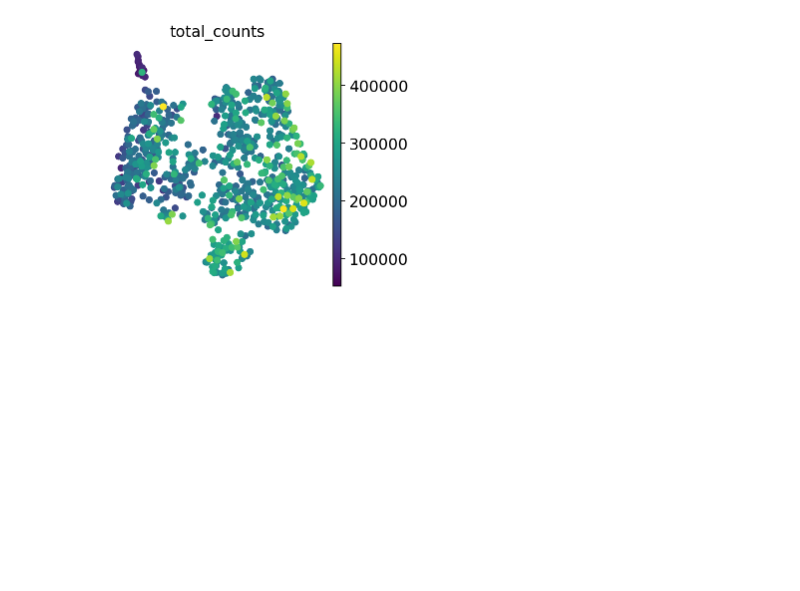
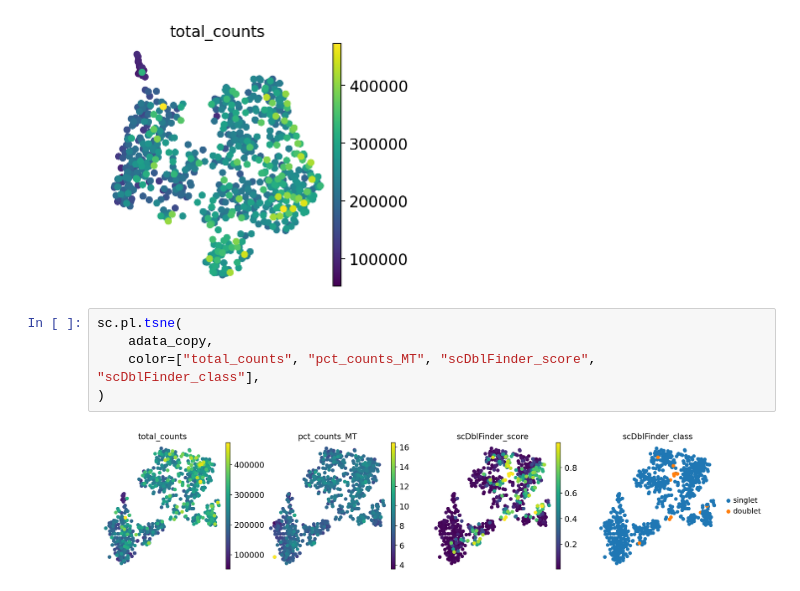
Before and after one commit to alexjimenez99/sc-RNAseq-embryos, a Jupyter notebook: scRNA_Human_Cerebral_Organoids_and_Fetal_Cortex.ipynb, the cells around one changed output. Cells and saved outputs as stored; diff of their text form; blank space fills up the shorter version.

```diff
--- a/scRNA_Human_Cerebral_Organoids_and_Fetal_Cortex.ipynb
+++ b/scRNA_Human_Cerebral_Organoids_and_Fetal_Cortex.ipynb
@@ -1086,3 +952,10 @@ sc.tl.umap(adata_copy)
 sc.pl.umap(adata_copy, color="total_counts")
 # %% [output]
 [figure]
+# %%
+sc.pl.tsne(
+    adata_copy,
+    color=["total_counts", "pct_counts_MT", "scDblFinder_score", "scDblFinder_class"],
+)
+# %% [output]
+[figure, added]
```
Also changed, not shown: parts of 21 cells of this notebook.
